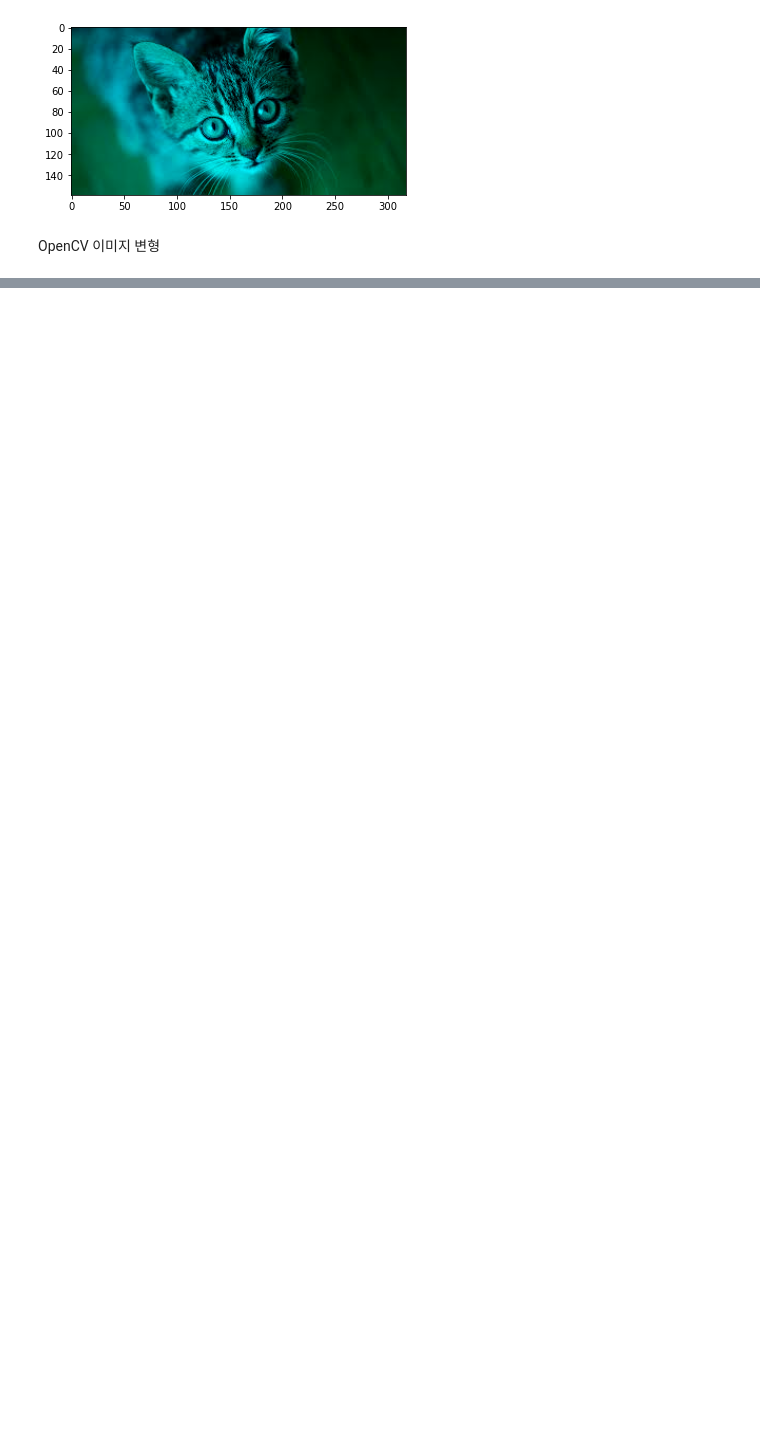
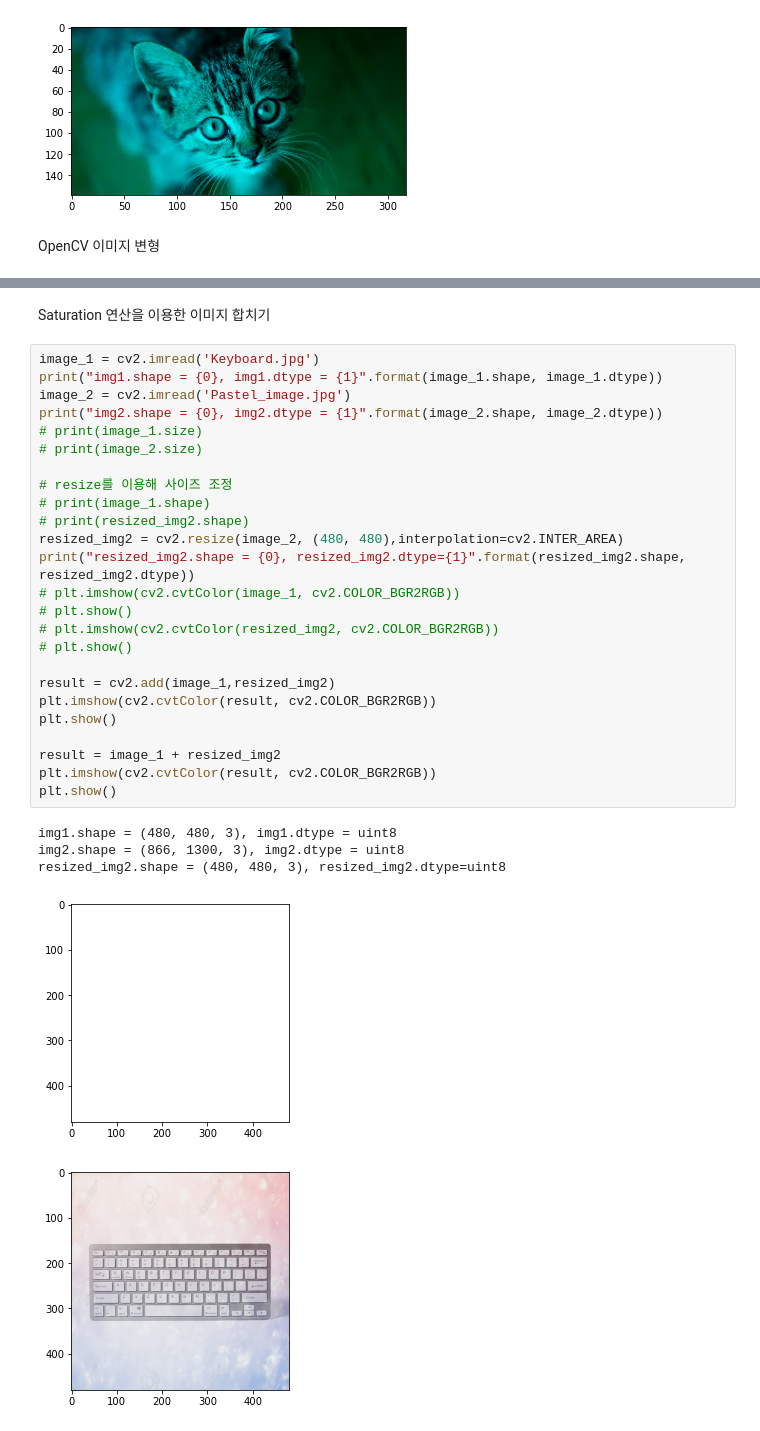
Before and after one commit to yoonsula/Python-data_analysis-and-image_processing, a Jupyter notebook: OpenCV.ipynb, the cells around one changed output, grey strips where cells are left out. Drawn from its saved outputs; the diff is of its cells as text; blank space fills up the shorter version.

```diff
--- a/OpenCV.ipynb
+++ b/OpenCV.ipynb
@@ -117,0 +165,33 @@ OpenCV 이미지 변형
+# %% [markdown]
+Saturation 연산을 이용한 이미지 합치기
+# %%
+image_1 = cv2.imread('Keyboard.jpg')
+print("img1.shape = {0}, img1.dtype = {1}".format(image_1.shape, image_1.dtype))
+image_2 = cv2.imread('Pastel_image.jpg')
+print("img2.shape = {0}, img2.dtype = {1}".format(image_2.shape, image_2.dtype))
+# print(image_1.size)
+# print(image_2.size)
+
+# resize를 이용해 사이즈 조정
+# print(image_1.shape)
+# print(resized_img2.shape)
+resized_img2 = cv2.resize(image_2, (480, 480),interpolation=cv2.INTER_AREA)
+print("resized_img2.shape = {0}, resized_img2.dtype={1}".format(resized_img2.shape, resized_img2.dtype))
+# plt.imshow(cv2.cvtColor(image_1, cv2.COLOR_BGR2RGB))
+# plt.show()
+# plt.imshow(cv2.cvtColor(resized_img2, cv2.COLOR_BGR2RGB))
+# plt.show()
+
+result = cv2.add(image_1,resized_img2)
+plt.imshow(cv2.cvtColor(result, cv2.COLOR_BGR2RGB))
+plt.show()
+
+result = image_1 + resized_img2
+plt.imshow(cv2.cvtColor(result, cv2.COLOR_BGR2RGB))
+plt.show()
+# %% [output]
+img1.shape = (480, 480, 3), img1.dtype = uint8
+img2.shape = (866, 1300, 3), img2.dtype = uint8
+resized_img2.shape = (480, 480, 3), resized_img2.dtype=uint8
+[figure, added]
+[figure, added]
```
Also changed, not shown: parts of 7 cells of this notebook, 1 other file.
